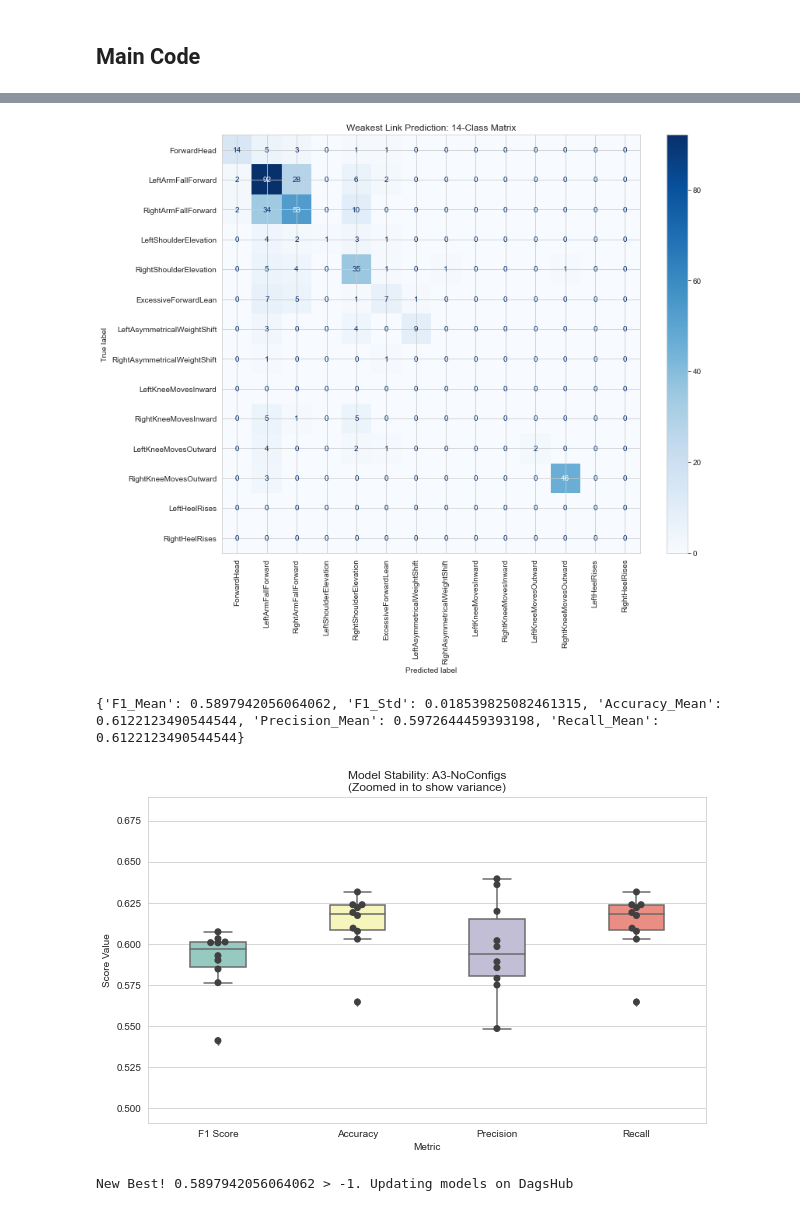
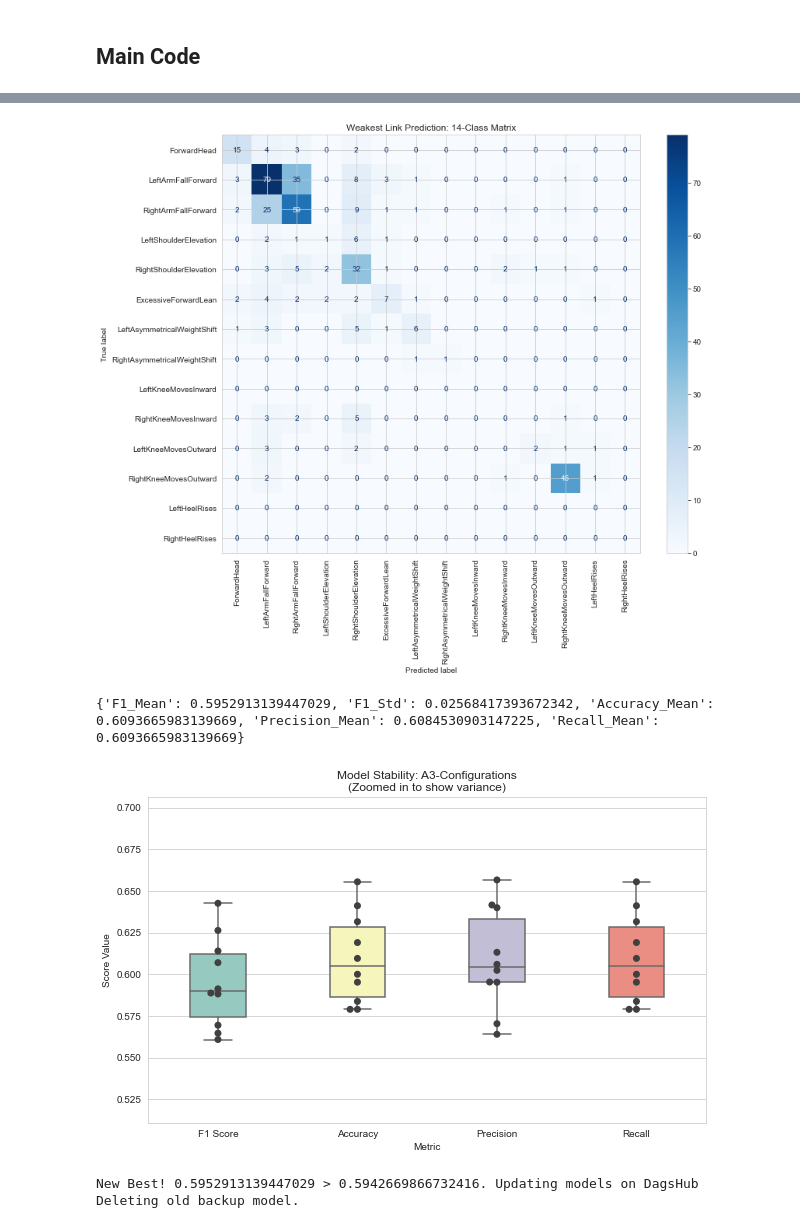
Before and after one commit to sb224sc-HT22-VT27/4dt907, a Jupyter notebook: src/ml-research/a3/a3.ipynb, the cells around one changed output, grey strips where cells are left out. Saved outputs shown, nothing was run; the diff lists cells and outputs as text; code cells hidden in the pictures.

Commit message:
feat: Implementation of GBC instead of random forest classifier

```diff
--- a/src/ml-research/a3/a3.ipynb
+++ b/src/ml-research/a3/a3.ipynb
@@ -41,13 +43,14 @@ config = {
     "test_size": 0.2,
     "n_folds": 10,
     "shuffle": True,
-    "variant": "A3-NoConfigs",
+    "variant": "A3-Configurations",
 
-    #"n_estimators": 100,
-    #"max_depth": None,
-    #"min_samples_split": 2,
-    #"min_samples_leaf": 5,
-    #"class_weight": "balanced_subsample",
+    "learning_rate": 0.1,
+    "n_estimators": 100,
+    "max_depth": 10,
+    "min_samples_split": 2,
+    "min_samples_leaf": 5,
+    "class_weight": "balanced",
 }
 
 WeakLink_data_path = "../../data/AimoScore_WeakLink_big_scores_A3.csv"
@@ -171,7 +174,7 @@ def crossval_boxplots(f1_raw, acc_raw, prec_raw, rec_raw):
 ## Main Code
 # %%
 
-with mlflow.start_run(run_name="A3-Training-RFC") as run:
+with mlflow.start_run(run_name="A3-Training-GBC") as run:
     mlflow.log_params(config)
 
 
@@ -186,13 +189,26 @@ with mlflow.start_run(run_name="A3-Training-RFC") as run:
     # 3. Ensure we only have numeric sensor data
     X = X.select_dtypes(include=[np.number])
 
-    model = RandomForestClassifier(
-
-        random_state=config["data_split_seed"],
-
+    # model = RandomForestClassifier(
+    #     n_estimators=config["n_estimators"],
+    #     max_depth=config["max_depth"],
+    #     min_samples_split=config["min_samples_split"],
+    #     random_state=config["data_split_seed"],
+    #     class_weight=config["class_weight"],
+    #     min_samples_leaf=config["min_samples_leaf"],
+    # )
+    model = GradientBoostingClassifier(
+        n_estimators=config["n_estimators"],
+        learning_rate=config["learning_rate"],
+        max_depth=config["max_depth"],
+        random_state=config["data_split_seed"]
     )
 
+    print("Model Done")
+
     model.fit(X,y)
+
+    print("Fitting done")
 
     importances = pd.Series(model.feature_importances_, index=X.columns)
     # Look for features with importance near 0.00
@@ -249,5 +265,6 @@ No_21_NASM_Deviation     0.009608
 dtype: float64
-[figure, old version]
+[figure, new version]
-{'F1_Mean': 0.5897942056064062, 'F1_Std': 0.018539825082461315, 'Accuracy_Mean': 0.6122123490544544, 'Precision_Mean': 0.5972644459393198, 'Recall_Mean': 0.6122123490544544}
+{'F1_Mean': 0.5952913139447029, 'F1_Std': 0.02568417393672342, 'Accuracy_Mean': 0.6093665983139669, 'Precision_Mean': 0.6084530903147225, 'Recall_Mean': 0.6093665983139669}
-[figure, old version]
+[figure, new version]
-New Best! 0.5897942056064062 > -1. Updating models on DagsHub
+New Best! 0.5952913139447029 > 0.5942669866732416. Updating models on DagsHub
+Deleting old backup model.
```
Also changed, not shown: parts of 2 cells of this notebook, 2 other files.
